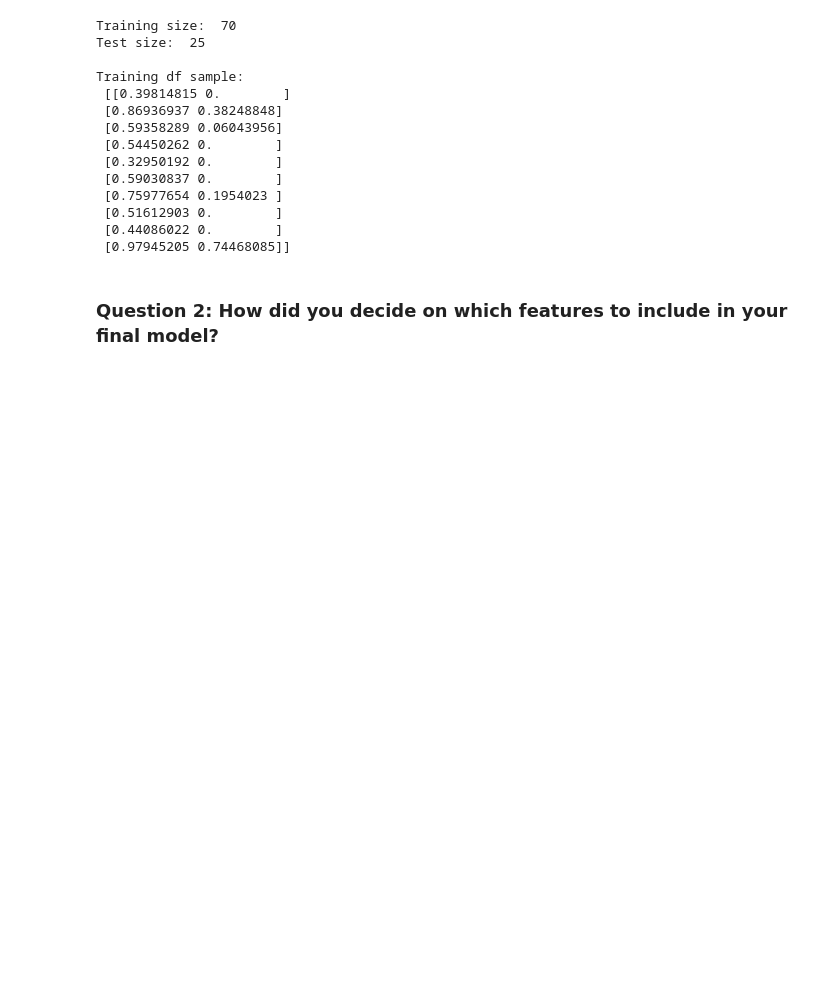
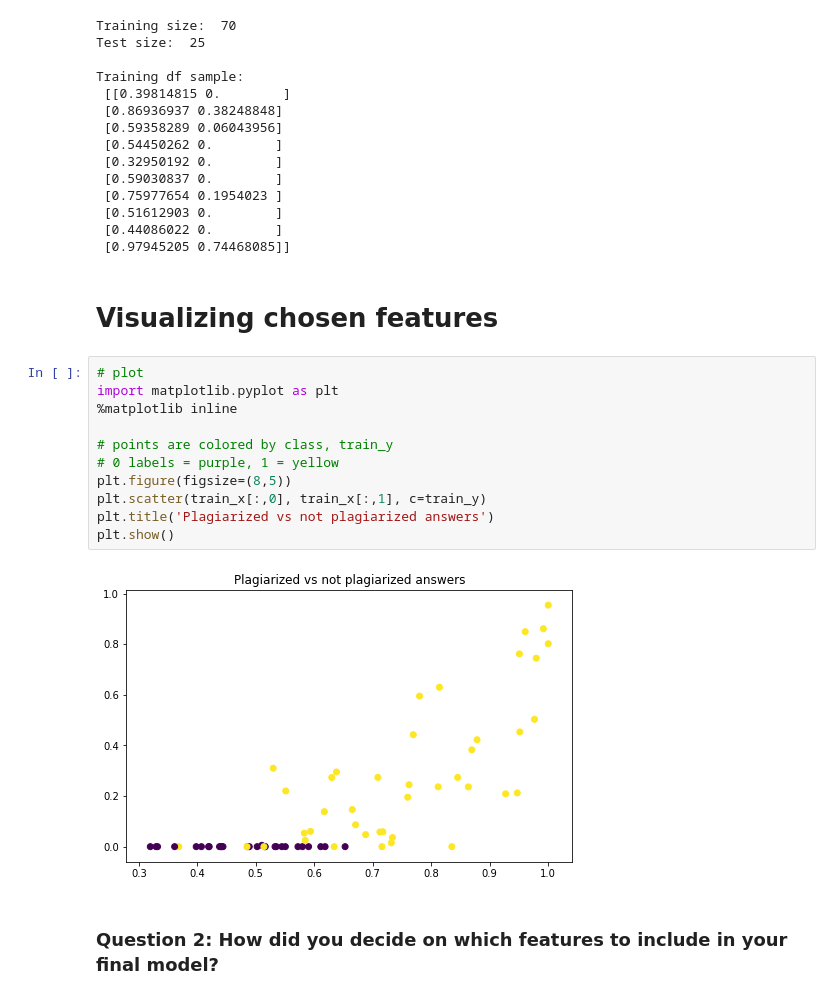
Before and after one commit to nka-coder/Project-Plagiarism-Detector, a Jupyter notebook: 2_Plagiarism_Feature_Engineering.ipynb, the cells around one changed output. Cells and saved outputs as stored; diff of their text form; blank space fills up the shorter version.

Commit message:
Add scattered plot of training data

```diff
--- a/2_Plagiarism_Feature_Engineering.ipynb
+++ b/2_Plagiarism_Feature_Engineering.ipynb
@@ -940,6 +940,21 @@ Training df sample:
  [0.51612903 0.        ]
  [0.44086022 0.        ]
  [0.97945205 0.74468085]]
+# %% [markdown]
+# Visualizing chosen features
+# %%
+# plot
+import matplotlib.pyplot as plt
+%matplotlib inline
+
+# points are colored by class, train_y
+# 0 labels = purple, 1 = yellow
+plt.figure(figsize=(8,5))
+plt.scatter(train_x[:,0], train_x[:,1], c=train_y)
+plt.title('Plagiarized vs not plagiarized answers')
+plt.show()
+# %% [output]
+[figure, added]
 # %% [markdown]
 ### Question 2: How did you decide on which features to include in your final model?
 # %% [markdown]
```
